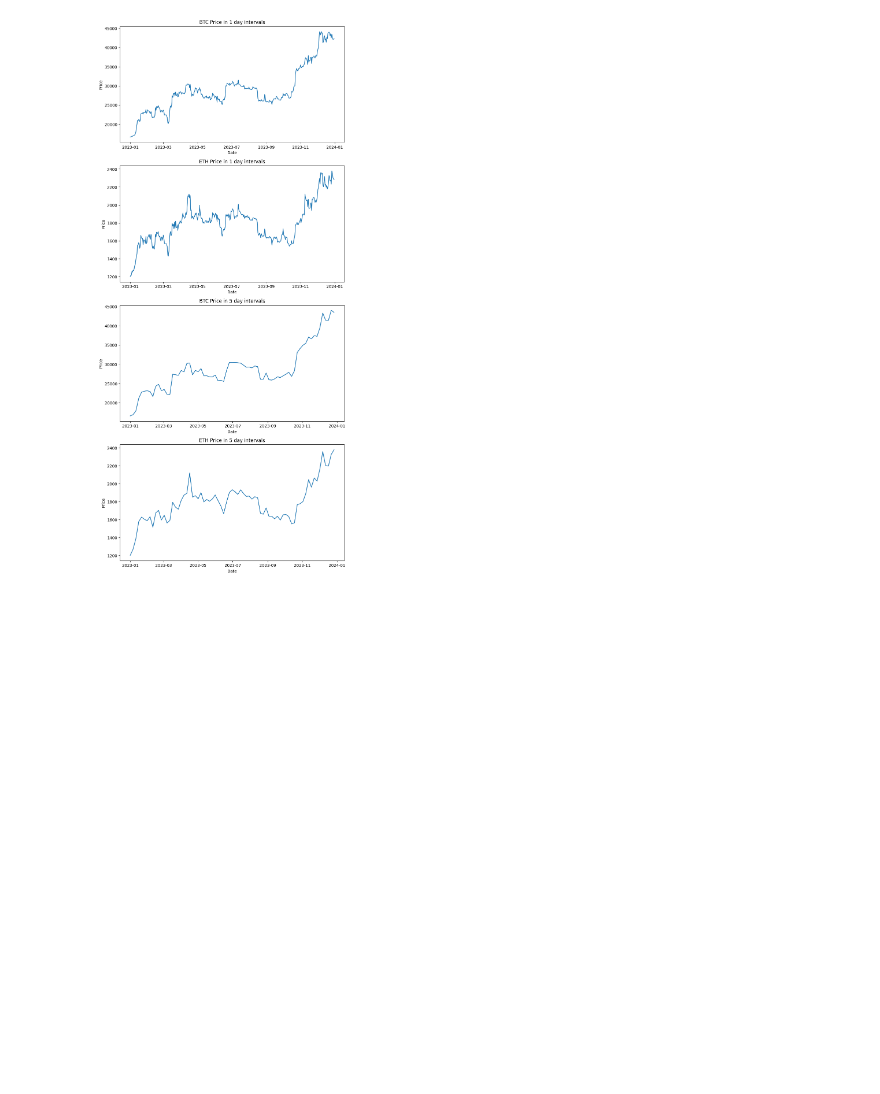
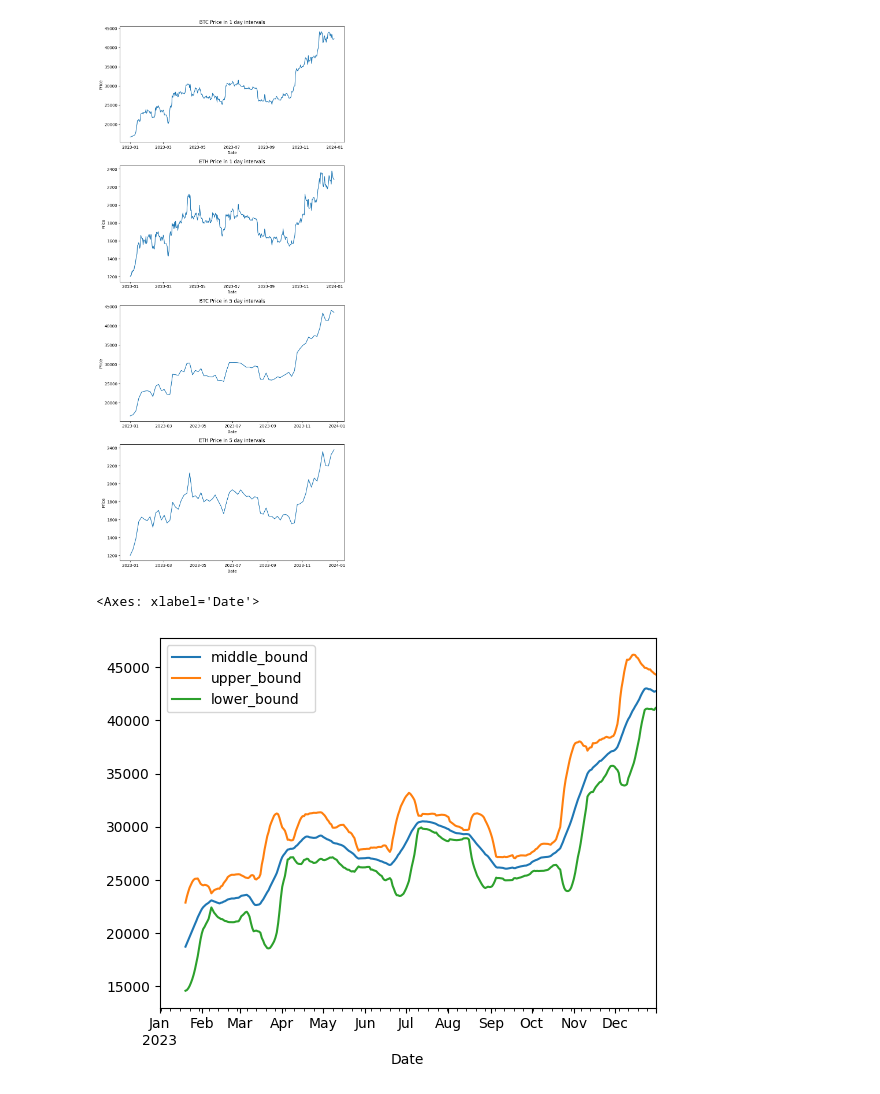
Before and after one commit to K-T-P/Trading-Algorithms-Course, a Jupyter notebook: HW3/HW3.ipynb, the cells around one changed output. Drawn from its saved outputs; the diff is of its cells as text; code cells hidden in the pictures; blank space fills up the shorter version.

Commit message:
BollingerBand Indicator is Completed.

```diff
--- a/HW3/HW3.ipynb
+++ b/HW3/HW3.ipynb
@@ -46,0 +50,32 @@ plt.show()
+# %%
+period = 20
+# %%
+def BollingerBand(stock):
+    def SMA(series):
+        return series.rolling(period).apply(mean)
+
+    def STD(series):
+        return series.rolling(period).apply(stdev)
+
+    def UpperBound(series):
+        std = STD(series)
+        sma = SMA(series)
+        return sma + std * 2
+
+    def LowerBound(series):
+        std = STD(series)
+        sma = SMA(series)
+        return sma - std * 2
+
+    middle_bound = pd.Series(SMA(stock), name="middle_bound")
+    upper_bound = pd.Series(UpperBound(stock), name="upper_bound")
+    lower_bound = pd.Series(LowerBound(stock), name="lower_bound")
+    bollinger_band = pd.concat([middle_bound, upper_bound, lower_bound], axis="columns")
+
+    return bollinger_band
+# %%
+# This is just for test.
+BollingerBand(BTC_1d.Close).plot()
+# %% [output]
+<Axes: xlabel='Date'>
+[figure, added]
```
Also changed, not shown: parts of 2 cells of this notebook.
